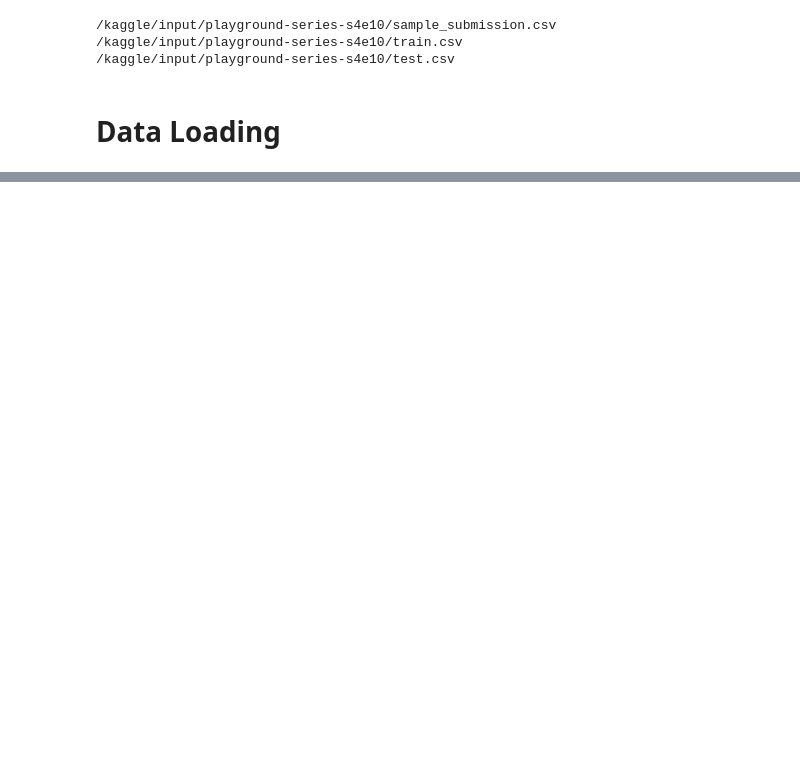
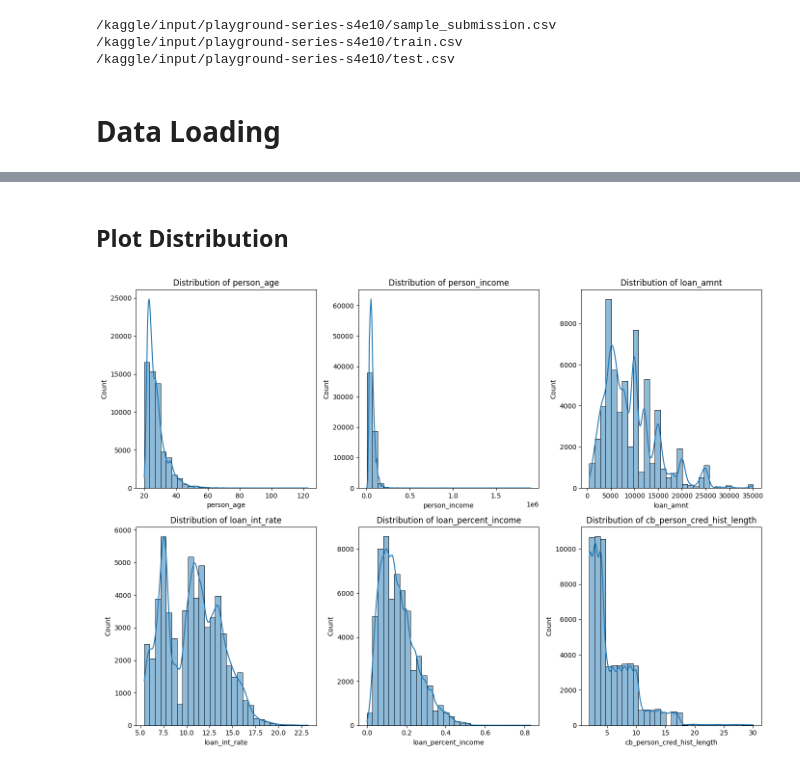
Before and after one commit to fkaan/loan-approval-prediction, a Jupyter notebook: loan-approval-prediction.ipynb, the cells around one changed output, grey strips where cells are left out. Drawn from its saved outputs; the diff is of its cells as text; code cells hidden in the pictures; blank space fills up the shorter version.

Commit message:
Kaggle Notebook | Loan Approval Prediction with ANN | Version 12

```diff
--- a/loan-approval-prediction.ipynb
+++ b/loan-approval-prediction.ipynb
@@ -81,5 +51,0 @@ full_data = pd.concat([X_train, df_test], axis=0)
-# %%
-le = LabelEncoder()
-categorical_cols = ['person_home_ownership', 'loan_intent', 'loan_grade', 'cb_person_default_on_file']
-for col in categorical_cols:
-    full_data[col] = le.fit_transform(full_data[col])
@@ -228,0 +111,14 @@ plt.show()
+# %% [markdown]
+## Plot Distribution
+# %%
+num_features = ['person_age', 'person_income', 'loan_amnt', 'loan_int_rate', 'loan_percent_income', 'cb_person_cred_hist_length']
+plt.figure(figsize=(14,10))
+
+for i, col in enumerate(num_features, 1):
+    plt.subplot(2, 3, i)
+    sns.histplot(df_train[col], kde=True, bins=30)
+    plt.title(f'Distribution of {col}')
+plt.tight_layout()
+plt.show()
+# %% [output]
+[figure, added]
```
Also changed, not shown: parts of 43 cells of this notebook.
